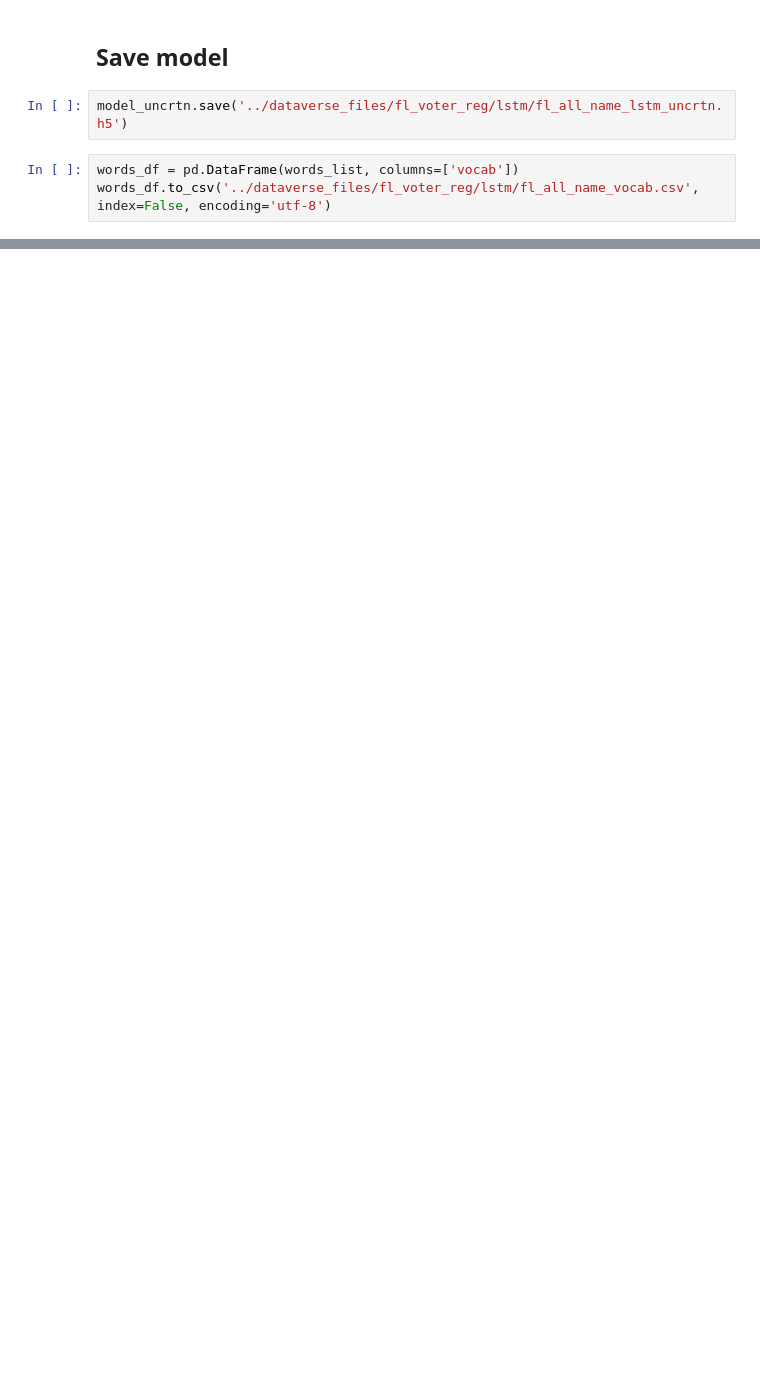
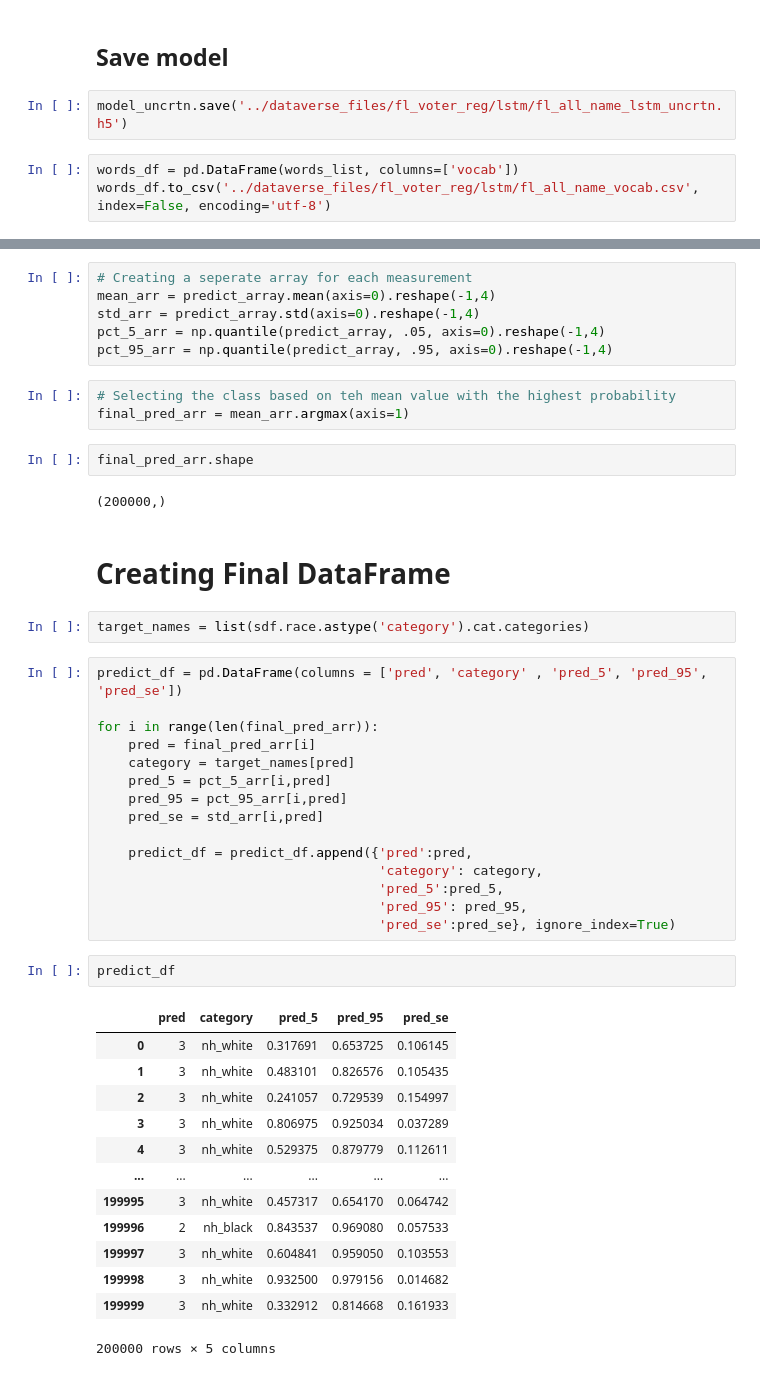
Before and after one commit to appeler/uncertain_names, a Jupyter notebook: colab_notebooks/ethnicolr_keras_lstm_fl_voter_name_cnf_int.ipynb, the cells around one changed output, grey strips where cells are left out. Drawn from its saved outputs; the diff is of its cells as text; blank space fills up the shorter version.

Commit message:
Florida full name uncertainity model

```diff
--- a/colab_notebooks/ethnicolr_keras_lstm_fl_voter_name_cnf_int.ipynb
+++ b/colab_notebooks/ethnicolr_keras_lstm_fl_voter_name_cnf_int.ipynb
@@ -288,0 +316,48 @@ words_df.to_csv('../dataverse_files/fl_voter_reg/lstm/fl_all_name_vocab.csv', in
+# %%
+# Creating a seperate array for each measurement
+mean_arr = predict_array.mean(axis=0).reshape(-1,4)
+std_arr = predict_array.std(axis=0).reshape(-1,4)
+pct_5_arr = np.quantile(predict_array, .05, axis=0).reshape(-1,4)
+pct_95_arr = np.quantile(predict_array, .95, axis=0).reshape(-1,4)
+# %%
+# Selecting the class based on teh mean value with the highest probability
+final_pred_arr = mean_arr.argmax(axis=1)
+# %%
+final_pred_arr.shape
+# %% [output]
+(200000,)
+# %% [markdown]
+# Creating Final DataFrame
+# %%
+target_names = list(sdf.race.astype('category').cat.categories)
+# %%
+predict_df = pd.DataFrame(columns = ['pred', 'category' , 'pred_5', 'pred_95', 'pred_se'])
+
+for i in range(len(final_pred_arr)):
+    pred = final_pred_arr[i]
+    category = target_names[pred]
+    pred_5 = pct_5_arr[i,pred]
+    pred_95 = pct_95_arr[i,pred]
+    pred_se = std_arr[i,pred]
+
+    predict_df = predict_df.append({'pred':pred,
+                                    'category': category,
+                                    'pred_5':pred_5,
+                                    'pred_95': pred_95,
+                                    'pred_se':pred_se}, ignore_index=True)
+# %%
+predict_df
+# %% [output]
+|  | pred | category | pred_5 | pred_95 | pred_se |
+| 0 | 3 | nh_white | 0.317691 | 0.653725 | 0.106145 |
+| 1 | 3 | nh_white | 0.483101 | 0.826576 | 0.105435 |
+| 2 | 3 | nh_white | 0.241057 | 0.729539 | 0.154997 |
+| 3 | 3 | nh_white | 0.806975 | 0.925034 | 0.037289 |
+| 4 | 3 | nh_white | 0.529375 | 0.879779 | 0.112611 |
+| ... | ... | ... | ... | ... | ... |
+| 199995 | 3 | nh_white | 0.457317 | 0.654170 | 0.064742 |
+| 199996 | 2 | nh_black | 0.843537 | 0.969080 | 0.057533 |
+| 199997 | 3 | nh_white | 0.604841 | 0.959050 | 0.103553 |
+| 199998 | 3 | nh_white | 0.932500 | 0.979156 | 0.014682 |
+| 199999 | 3 | nh_white | 0.332912 | 0.814668 | 0.161933 |
+200000 rows × 5 columns
```
Also changed, not shown: parts of 25 cells of this notebook.
